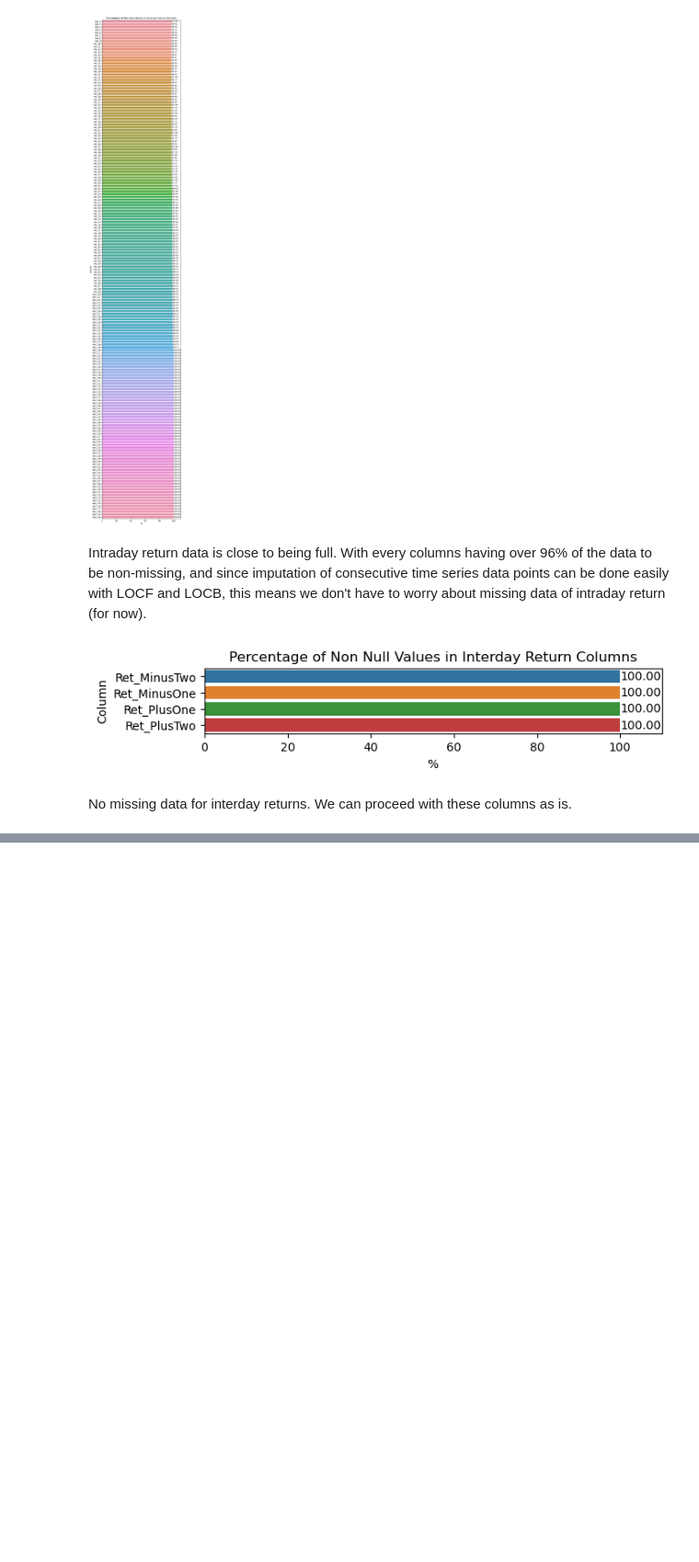
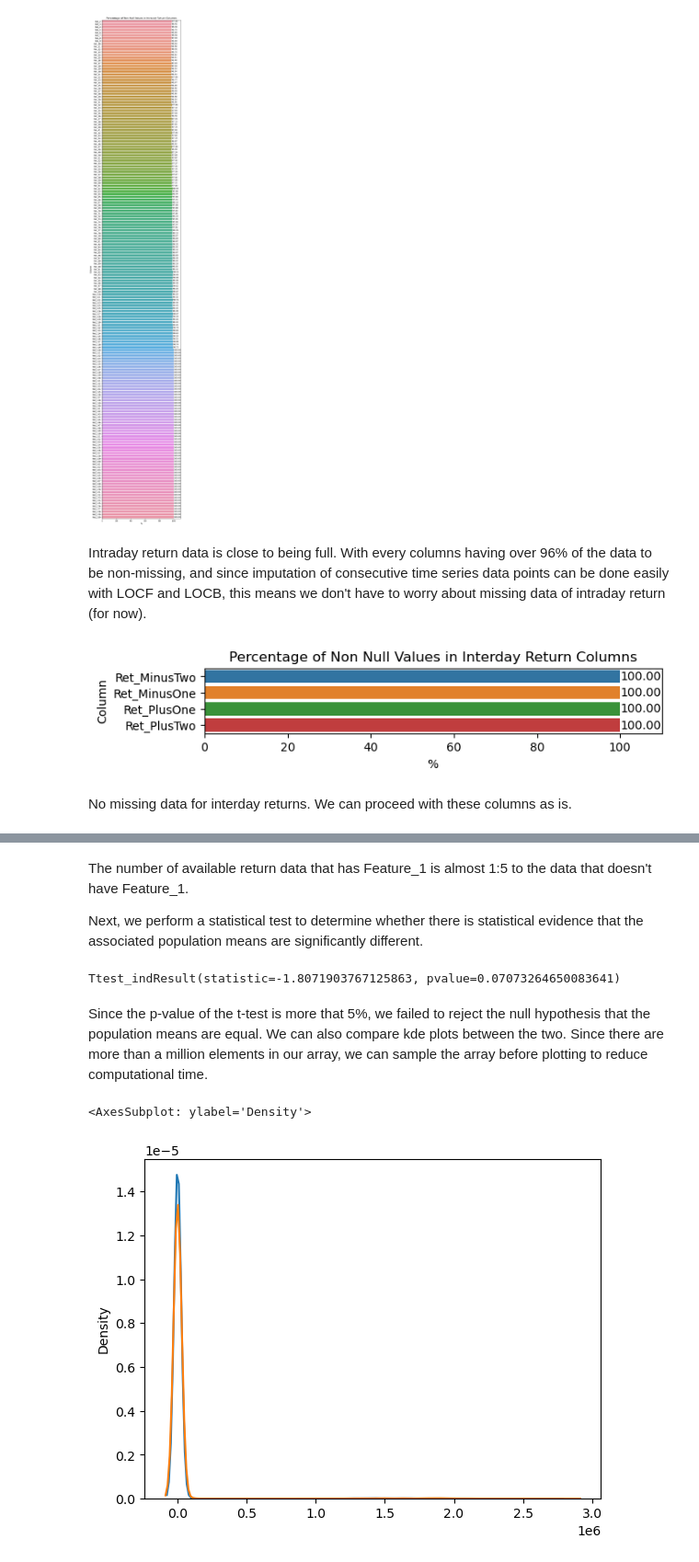
Before and after one commit to prompath/kaggle-the-winton-stock-market-challenge, a Jupyter notebook: [Kaggle] The Winton Stock Market Challenge - Jeerawat.ipynb, the cells around one changed output, grey strips where cells are left out. Shown at 92% size. Drawn from its saved outputs; the diff is of its cells as text; code cells hidden in the pictures; blank space fills up the shorter version.

```diff
--- a/[Kaggle] The Winton Stock Market Challenge - Jeerawat.ipynb
+++ b/[Kaggle] The Winton Stock Market Challenge - Jeerawat.ipynb
@@ -37,3 +39,4 @@ import seaborn as sns
 TRAIN_PATH = "dataset/train.csv"
 TEST_PATH = "dataset/test.csv"
 SUBMISSION_TEST_PATH = "dataset/test_2.csv"
+RANDOM_STATE = 42
@@ -188,0 +243,23 @@ No missing data for interday returns. We can proceed with these columns as is.
+# %% [markdown]
+The number of available return data that has Feature_1 is almost 1:5 to the data that doesn't have Feature_1.
+
+Next, we perform a statistical test to determine whether there is statistical evidence that the associated population means are significantly different.
+# %%
+with_Feature_1_array = train_df[~train_df["Feature_1"].isna()].stack().values
+without_Feature_1_array = train_df[train_df["Feature_1"].isna()].stack().values
+# %%
+ttest_result_Feature_1 = scipy.stats.ttest_ind(with_Feature_1_array, without_Feature_1_array)
+ttest_result_Feature_1
+# %% [output]
+Ttest_indResult(statistic=-1.8071903767125863, pvalue=0.07073264650083641)
+# %% [markdown]
+Since the p-value of the t-test is more that 5%, we failed to reject the null hypothesis that the population means are equal. We can also compare kde plots between the two. Since there are more than a million elements in our array, we can sample the array before plotting to reduce computational time.
+# %%
+with_Feature_1_sample_array = np.random.choice(with_Feature_1_array, size=10_000)
+without_Feature_1_sample_array = np.random.choice(without_Feature_1_array, size=10_000)
+# %%
+sns.kdeplot(data=with_Feature_1_sample_array)
+sns.kdeplot(data=without_Feature_1_sample_array)
+# %% [output]
+<AxesSubplot: ylabel='Density'>
+[figure, added]
```
Also changed, not shown: parts of 12 cells of this notebook.
